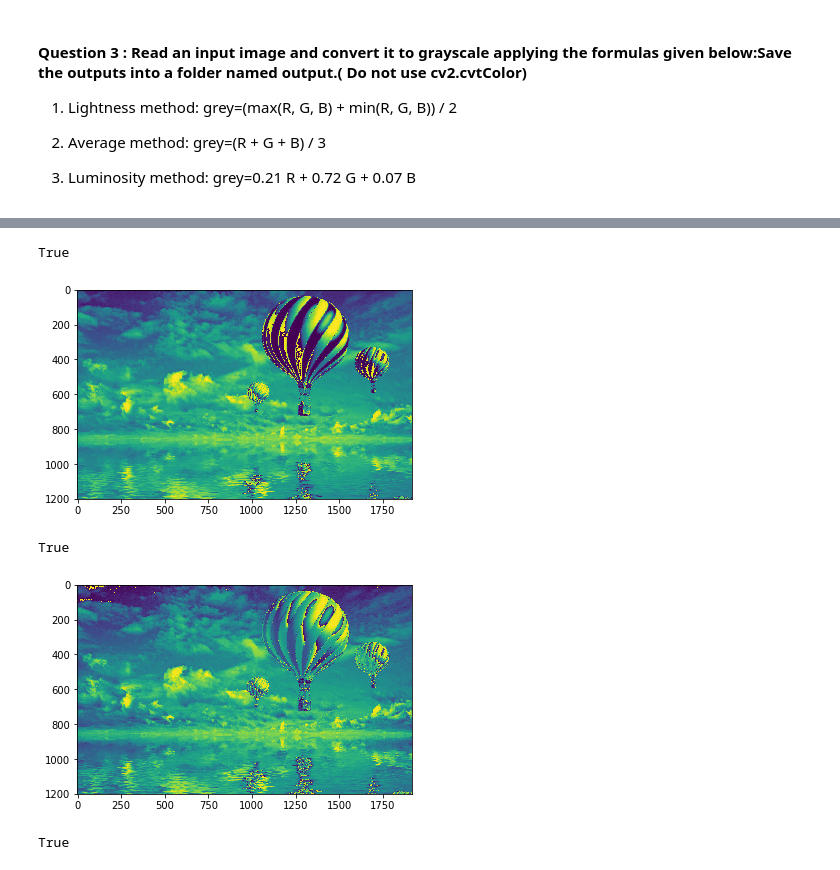
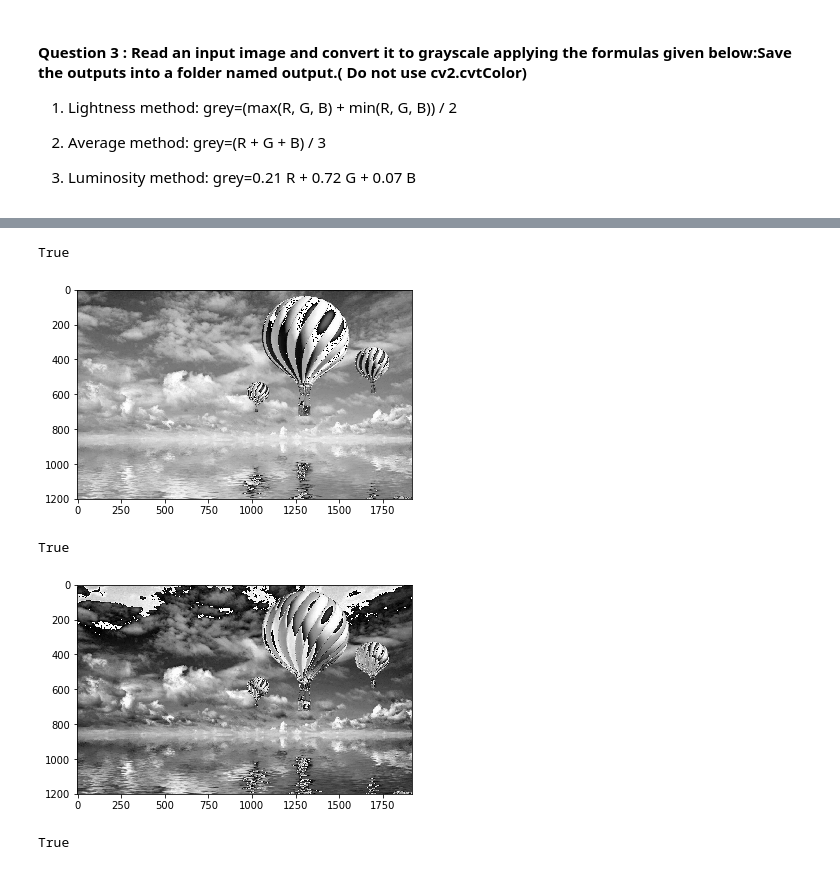
Before and after one commit to Arushi04/Computer-Vision, a Jupyter notebook: Assignment1.ipynb, the cells around one changed output, grey strips where cells are left out. Drawn from its saved outputs; the diff is of its cells as text; code cells hidden in the pictures.

```diff
--- a/Assignment1.ipynb
+++ b/Assignment1.ipynb
@@ -146,28 +150,32 @@ for i in range(image.shape[0]):
 # %%
 image = cv2.imread('practice_data/Image_1.jpg')
 #r,g,b = cv2.split(image)
+
+#Lightness method:
+#grey = (np.maximum(r, g, b) + np.minimum(r, g, b)) / 2
 
 r = image[:,:,0]
 g = image[:,:,1]
 b = image[:,:,2]
 
-#Lightness method:
-grey = (np.maximum(r, g, b) + np.minimum(r, g, b)) / 2
+max_val = np.max(image,axis=2)
+min_val = np.min(image,axis=2)
+grey = (max_val+min_val)/2
 
-plt.imshow(grey)
+plt.imshow(grey,cmap='gray')
 cv2.imwrite('output/lightness_img.png', grey)
 # %% [output]
 True
-[figure, old version]
+[figure, new version]
 # %%
 #Average method:
 grey = (r+g+b)/3
 
-plt.imshow(grey)
+plt.imshow(grey, cmap='gray')
 cv2.imwrite('output/average_img.png', grey)
 # %% [output]
 True
-[figure, old version]
+[figure, new version]
 # %%
 #Luminosity method: grey=0.21 R + 0.72 G + 0.07 B
 
```
Also changed, not shown: parts of 6 cells of this notebook.
